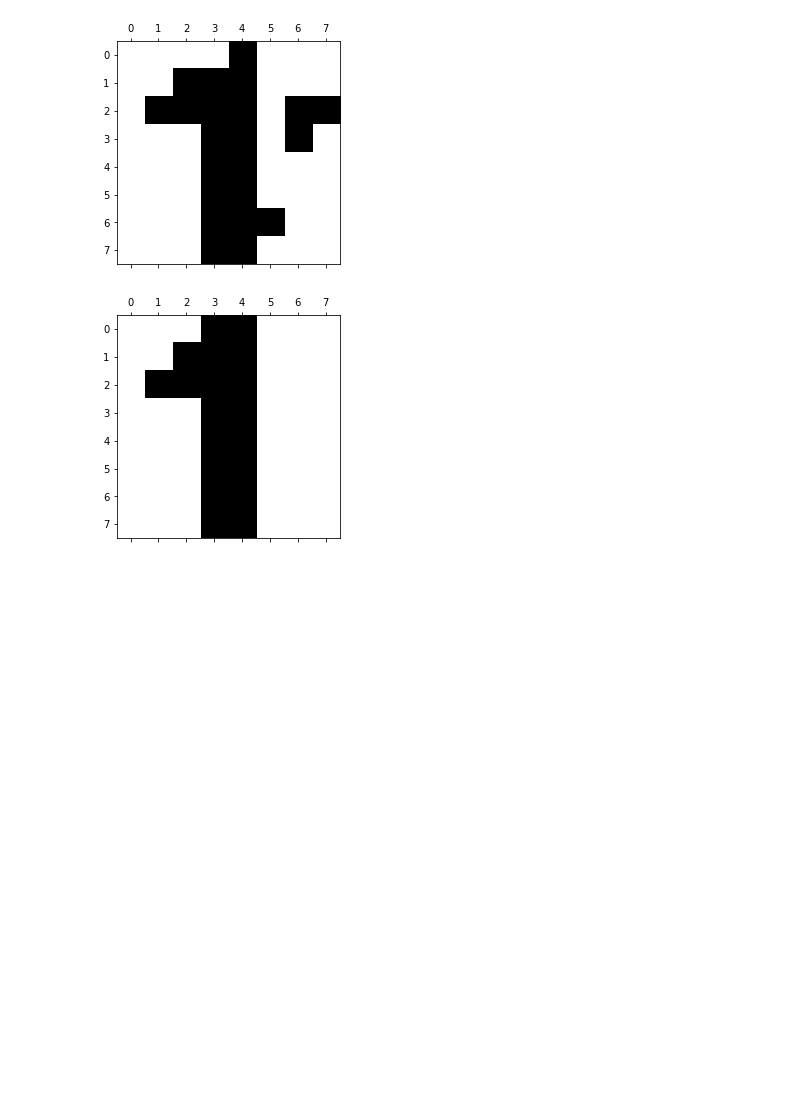
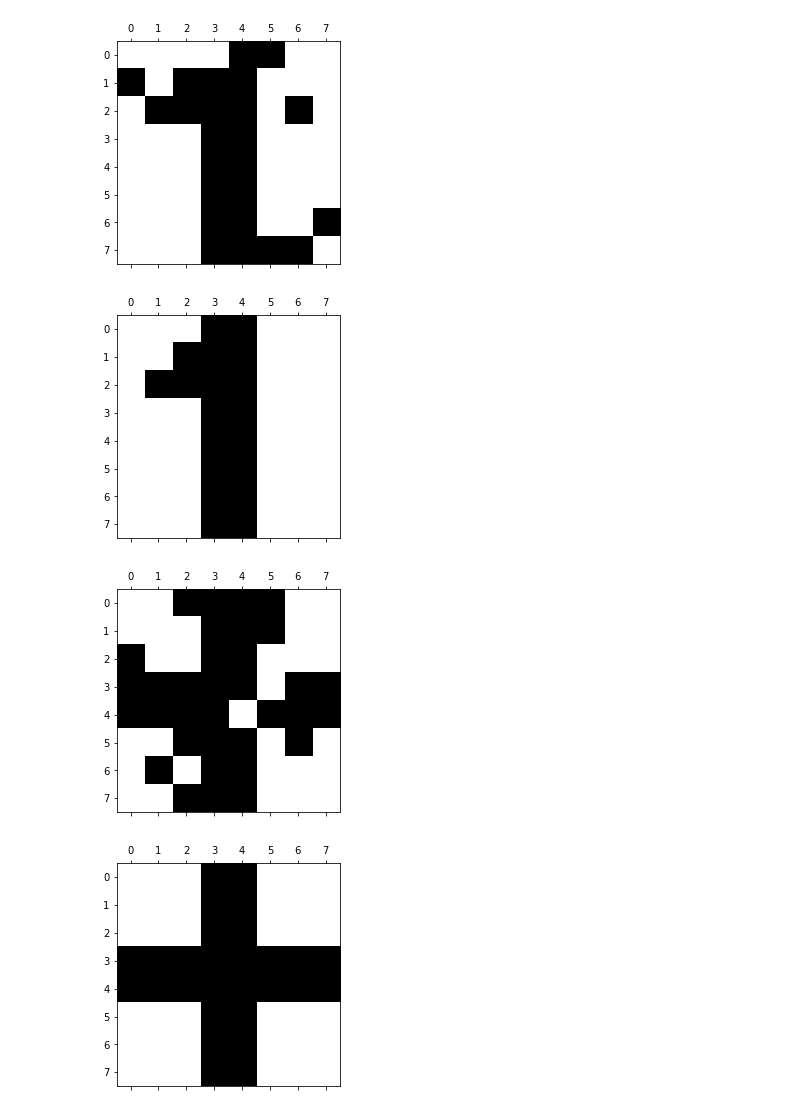
Before and after one commit to LmaoDiego/Hopfield, a Jupyter notebook: Hopfield.ipynb, the cells around one changed output. Drawn from its saved outputs; the diff is of its cells as text; code cells hidden in the pictures; blank space fills up the shorter version.

```diff
--- a/Hopfield.ipynb
+++ b/Hopfield.ipynb
@@ -18,27 +18,27 @@ def SamplePatterns():
               -1,-1,-1, 1, 1,-1,-1,-1,
               -1,-1,-1, 1, 1,-1,-1,-1,
              ])
-        w.append([-1,-1,-1, 1, 1,-1,-1,-1,
+    w.append([-1,-1,-1, 1, 1,-1,-1,-1,
               -1,-1,-1, 1, 1,-1,-1,-1,
-              -1, 1,-1, 1, 1,-1,-1,-1,
+              -1,-1,-1, 1, 1,-1,-1,-1,
                1, 1, 1, 1, 1, 1, 1, 1,
                1, 1, 1, 1, 1, 1, 1, 1,
               -1,-1,-1, 1, 1,-1,-1,-1,
               -1,-1,-1, 1, 1,-1,-1,-1,
               -1,-1,-1, 1, 1,-1,-1,-1,
              ])
-        w.append([-1,-1,-1,-1,-1,-1,-1,-1,
+    w.append([-1,-1,-1,-1,-1,-1,-1,-1,
               -1,-1,-1,-1,-1,-1,-1,-1,
-              -1, 1,-1,-1,-1,-1,-1,-1,
+              -1,-1,-1,-1,-1,-1,-1,-1,
                1, 1, 1, 1, 1, 1, 1, 1,
                1, 1, 1, 1, 1, 1, 1, 1,
               -1,-1,-1,-1,-1,-1,-1,-1,
               -1,-1,-1,-1,-1,-1,-1,-1,
               -1,-1,-1,-1,-1,-1,-1,-1,
              ])
-        w.append([ 1,-1,-1,-1,-1,-1,-1, 1,
+    w.append([ 1,-1,-1,-1,-1,-1,-1, 1,
               -1, 1,-1,-1,-1,-1, 1,-1,
-              -1, 1, 1,-1,-1, 1,-1,-1,
+              -1,-1, 1,-1,-1, 1,-1,-1,
               -1,-1,-1, 1, 1,-1,-1,-1,
               -1,-1,-1, 1, 1,-1,-1,-1,
               -1,-1, 1,-1,-1, 1,-1,-1,
@@ -49,7 +49,7 @@ def SamplePatterns():
 # %%
 sampleShapes = SamplePatterns()
 
-for i in range (1):
+for i in range (4):
     plt.matshow(np.reshape(sampleShapes[i],(-1,8)),cmap=plt.cm.binary)
 # %% [output]
 [figure]
@@ -94,14 +97,16 @@ def hopfield(noisy,patterns , n_iter):
 # %%
 toNoise = SamplePatterns()
 noisy = [noise(wi) for wi in toNoise]
 tonetwork=SamplePatterns()
 toNetwork=[noise(wi) for wi in tonetwork]
 patterns = SamplePatterns()
 
-for i in range (1):
+for i in range (4):
     output, niter = hopfield(toNetwork[i],patterns , 10)
 
 plt.show()
 # %% [output]
-[figure, old version]
+[figure, new version]
 [figure]
+[figure, added]
+[figure, added]
```
Also changed, not shown: parts of 2 cells of this notebook.
